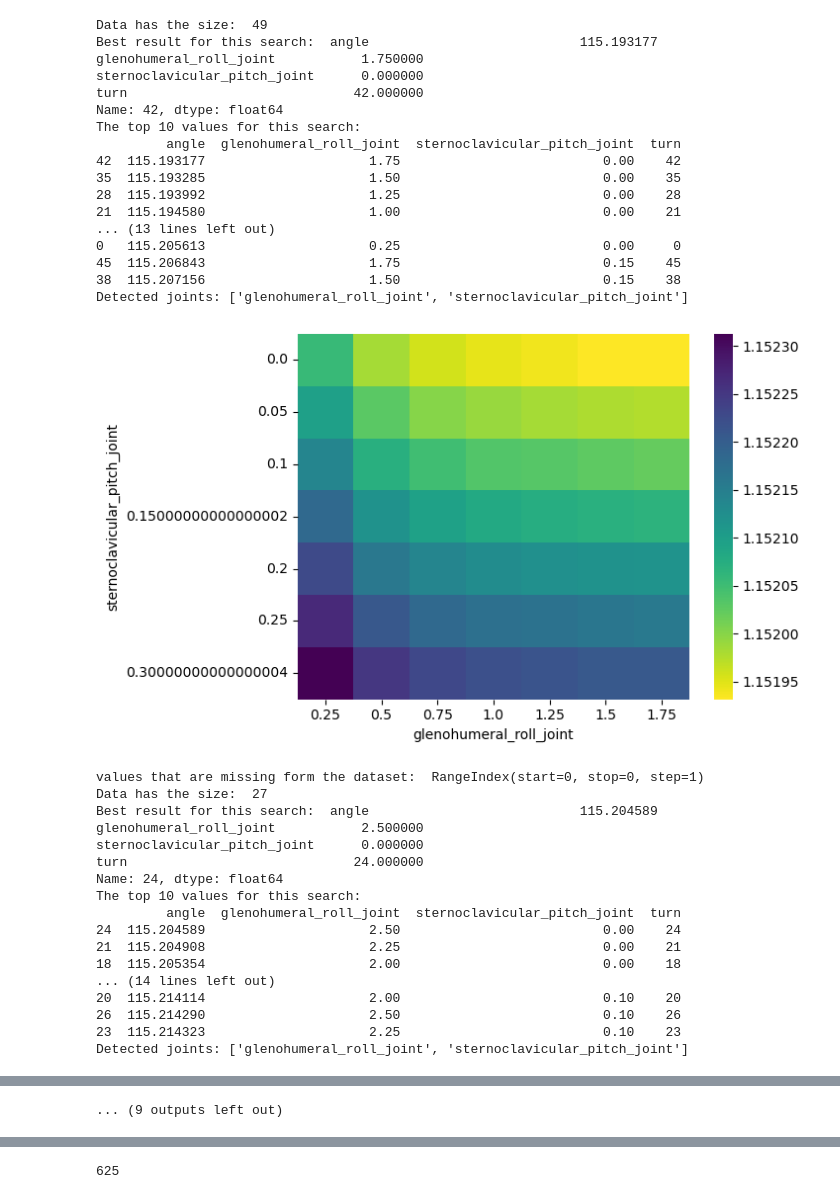
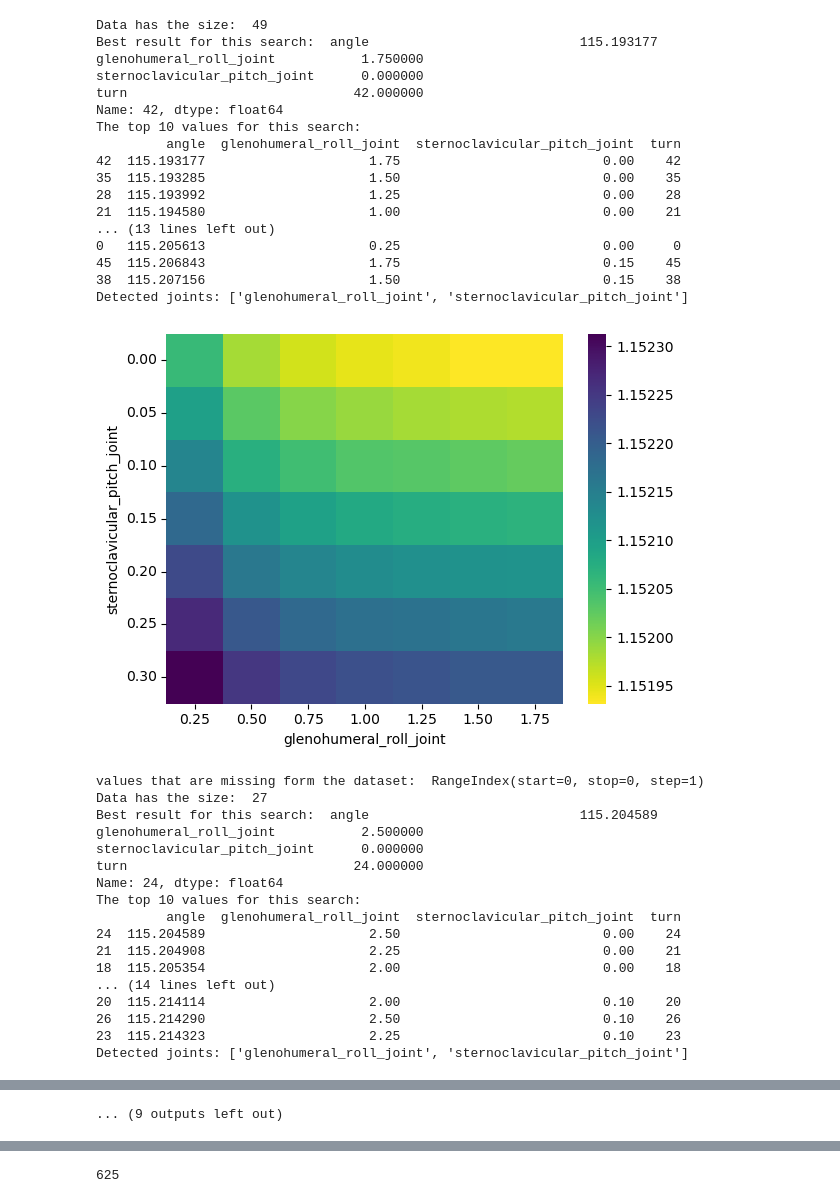
Before and after one commit to bj1110/Masterarbeit, a Jupyter notebook: eval/gridsearch_eval.ipynb, the cells around one changed output, grey strips where cells are left out. Drawn from its saved outputs; the diff is of its cells as text; code cells hidden in the pictures.

```diff
--- a/eval/gridsearch_eval.ipynb
+++ b/eval/gridsearch_eval.ipynb
@@ -33,35 +33,37 @@ def display_data(idx):
         aggfunc="mean"
     )
     plt.figure()
-    sns.heatmap(pivot, cmap="viridis_r")
+    ax= sns.heatmap(pivot, cmap="viridis_r")
+    ax.set_xticklabels([f"{x:.2f}" for x in pivot.columns])
+    ax.set_yticklabels([f"{y:.2f}" for y in pivot.index])
     plt.show()
     max = len(data)
     missing = pd.Index(range(max)).difference(data["turn"])
     print("values that are missing form the dataset: ", missing)
 
 
 
 for i in range(2,12):
     display_data(i)
 # %% [output]
 Data has the size:  49
 Best result for this search:  angle                           115.193177
 glenohumeral_roll_joint           1.750000
 sternoclavicular_pitch_joint      0.000000
 turn                             42.000000
 Name: 42, dtype: float64
 The top 10 values for this search:
          angle  glenohumeral_roll_joint  sternoclavicular_pitch_joint  turn
 42  115.193177                     1.75                          0.00    42
 35  115.193285                     1.50                          0.00    35
 28  115.193992                     1.25                          0.00    28
 21  115.194580                     1.00                          0.00    21
 ... (13 lines left out)
 0   115.205613                     0.25                          0.00     0
 45  115.206843                     1.75                          0.15    45
 38  115.207156                     1.50                          0.15    38
 Detected joints: ['glenohumeral_roll_joint', 'sternoclavicular_pitch_joint']
-[figure, old version]
+[figure, new version]
 values that are missing form the dataset:  RangeIndex(start=0, stop=0, step=1)
 Data has the size:  27
 Best result for this search:  angle                           115.204589
```
Also changed, not shown: parts of 1 cell of this notebook.
